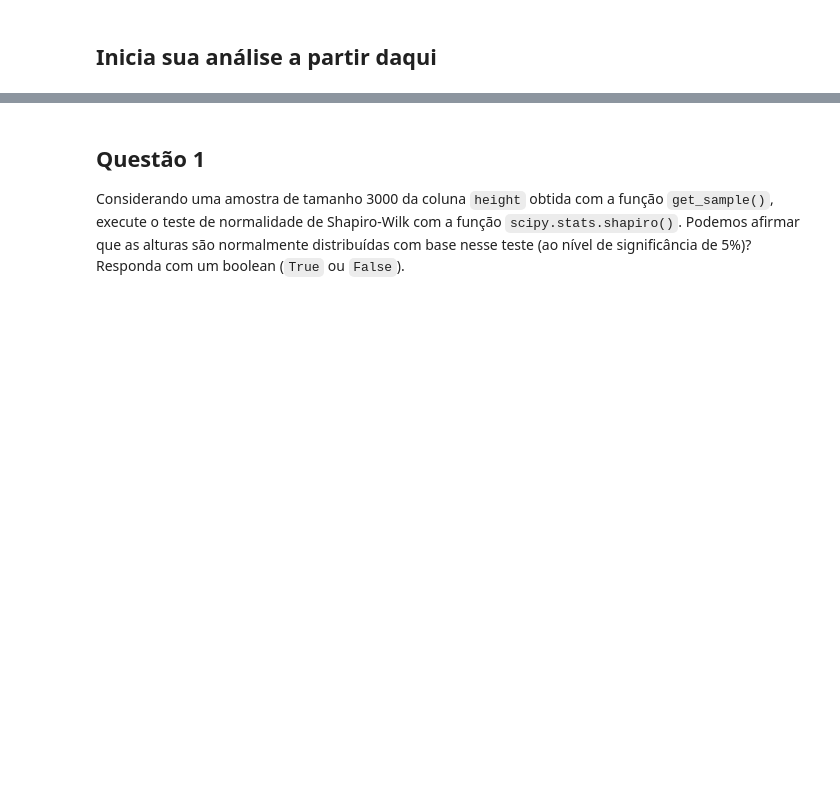
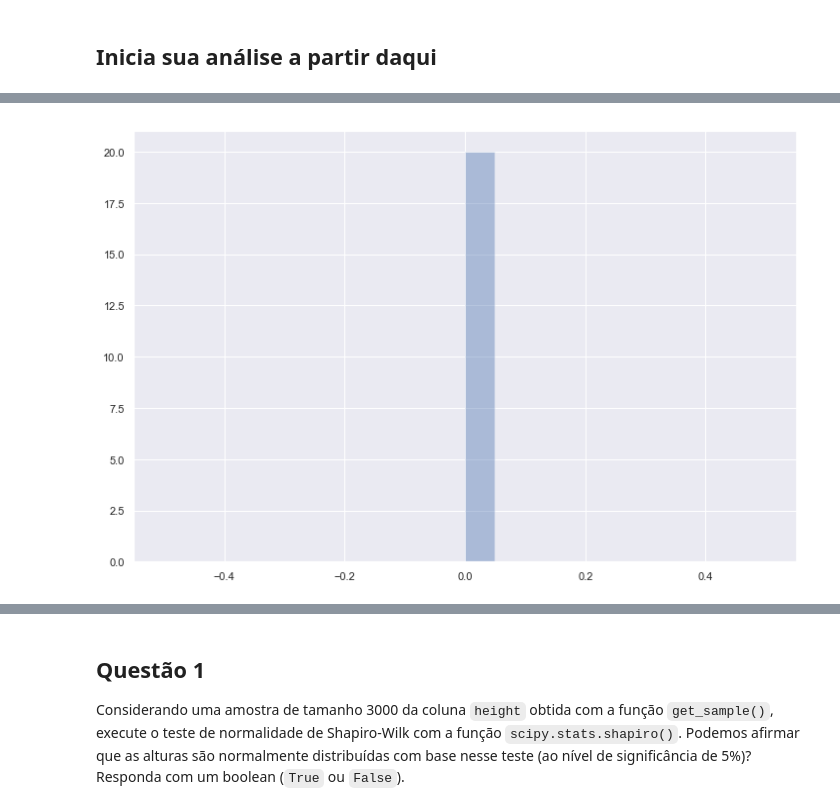
Before and after one commit to camilamelo14/codenation, a Jupyter notebook: data-science-2/main.ipynb, the cells around one changed output, grey strips where cells are left out. Cells and saved outputs as stored; diff of their text form; code cells hidden in the pictures; blank space fills up the shorter version.

```diff
--- a/data-science-2/main.ipynb
+++ b/data-science-2/main.ipynb
@@ -61,0 +115,9 @@ def get_sample(df, col_name, n=100, seed=42):
+# %%
+pvalues = []
+for i in range(1000):
+  pvalues.append(sct.ttest_1samp(amostra, popmean=5).pvalue)
+
+
+sns.distplot(pvalues, kde=False, bins=20, hist_kws={"density": True});
+# %% [output]
+[figure, added]
```
Also changed, not shown: parts of 31 cells of this notebook, 4 other files.
